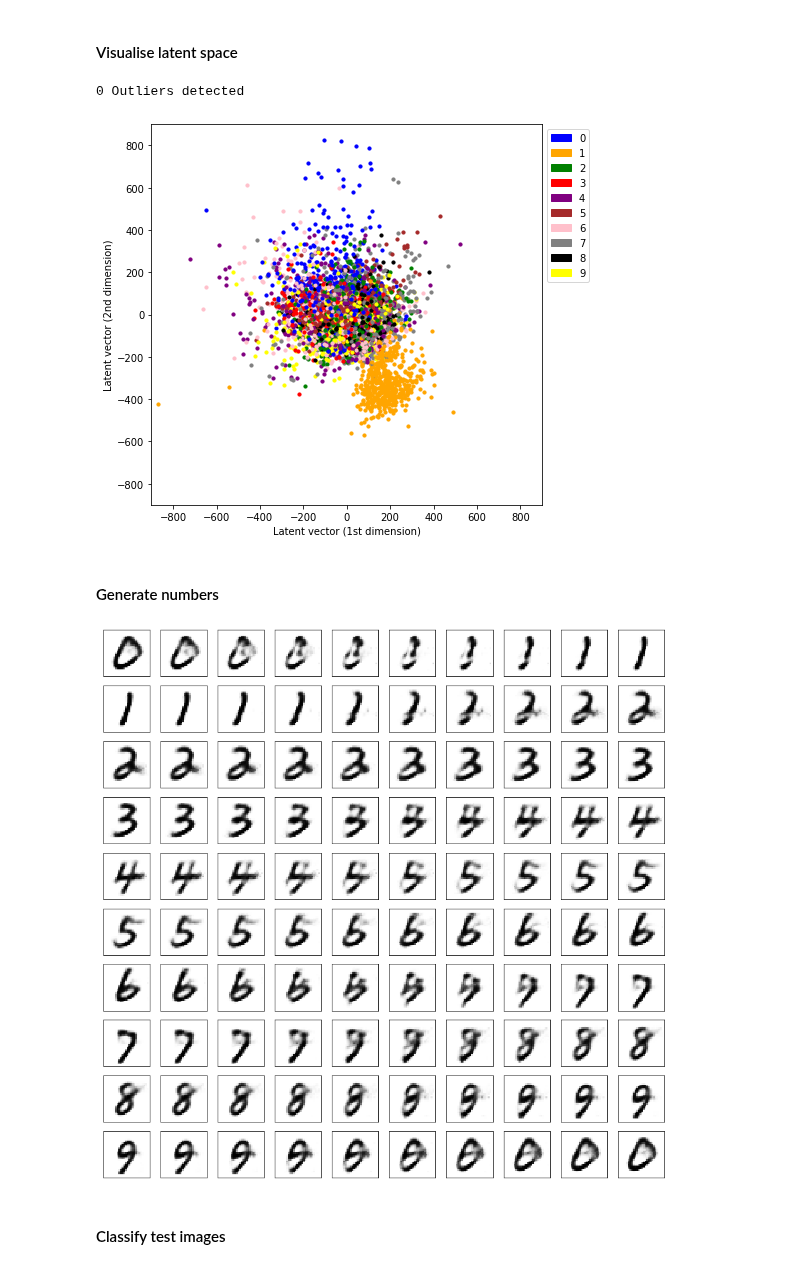
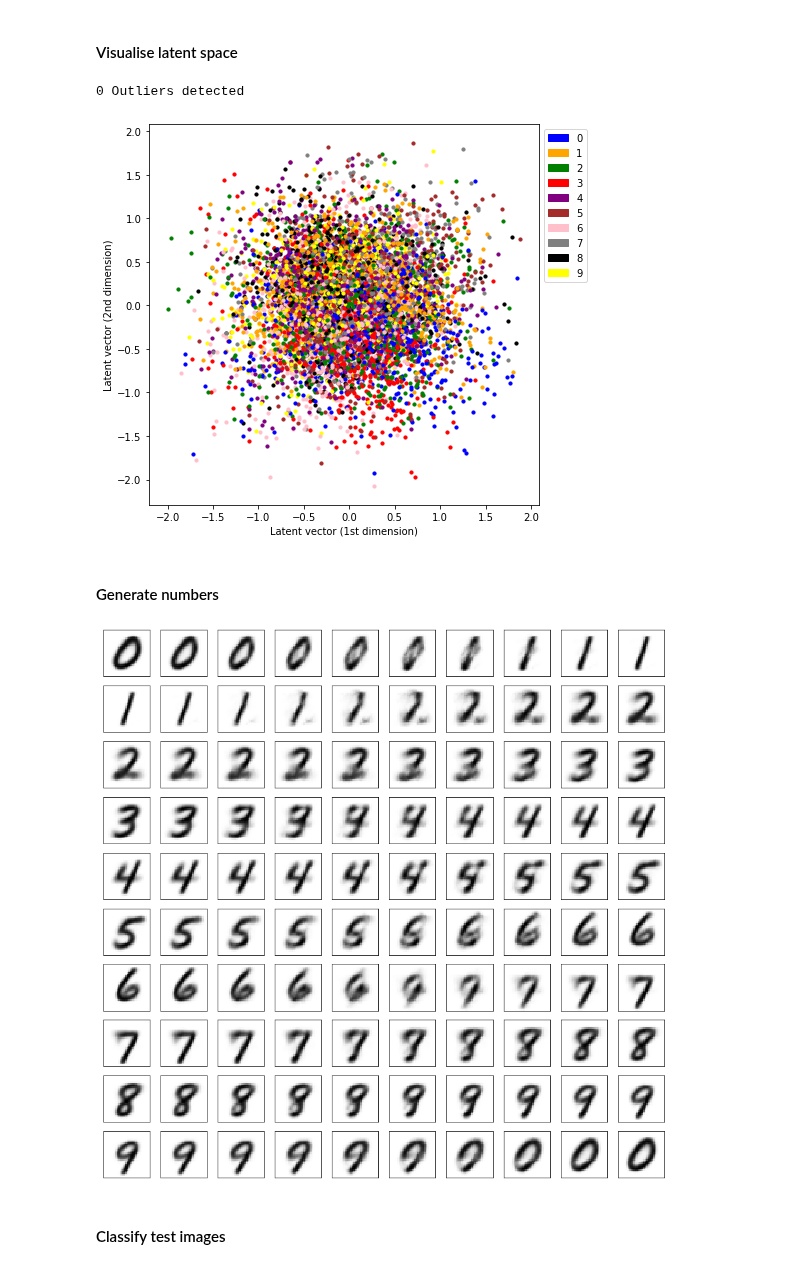
Before and after one commit to lorenzosintini/4YP, a Jupyter notebook: Models_v1/Cond_VAE_v1.ipynb, the cells around one changed output. Saved outputs shown, nothing was run; the diff lists cells and outputs as text; code cells hidden in the pictures.

```diff
--- a/Models_v1/Cond_VAE_v1.ipynb
+++ b/Models_v1/Cond_VAE_v1.ipynb
@@ -164,3 +140,15 @@ def calculate_ELBO(model, x, y):
+# %%
+def calculate_ELBO(model, x, y):
+  mean, logvar = model.encode(x, y)
+  z = model.reparameterize(mean, logvar)
+  x_logit = model.decode(z, y)
+  pixel_prob = tf.math.sigmoid(x_logit)
+
+  variance = 0.2**2
+  logpx_z = tf.reduce_sum(-.5 * (((x - pixel_prob) ** 2. / variance) + tf.math.log(variance * 2.0 * np.pi)), axis=[1, 2, 3])
+  KL = -0.5*(tf.reduce_sum(tf.math.add(logvar,1), axis=1) - tf.reduce_sum(tf.exp(logvar), axis=1) - tf.reduce_sum(tf.exp(mean ** 2), axis=1))
+
+  return -tf.reduce_mean(logpx_z - KL)
 # %%
 optimizer = tf.keras.optimizers.Adam(learning_rate = 0.001)
 train_loss = tf.keras.metrics.Mean(name='train_loss')
@@ -179,6 +167,7 @@ def test_step(model, x, y, optimizer):
 # %%
 def generate_images(model, z_random, y, figures_to_plot):
     generated_prob = model.decode(z_random, y)
+    generated_prob = tf.math.sigmoid(generated_prob)
     generated_prob = np.squeeze(generated_prob, axis=3)
     plot_images(generated_prob, _, figures_to_plot, include_labels=False)
 # %%
@@ -267,0 +238,7 @@ class:9 is 9
+# %%
+train_images, train_labels, test_images, test_labels, train_dataset, test_dataset = setup_dataset(x_train, y_train, x_test, y_test)
+n_classes = 10
+
+z_size = 2
+model = CVAE(z_size)
+train_test_dataset(model, train_dataset, test_dataset, 25, generate=True)
@@ -308,9 +288,8 @@ def visualize_latent_space(model, range1, range2, data_x, data_y, a, b):
   outliers=0
   for i in range(range1, range2):
     pic_visualize = data_x[i]
-    pic_visualize = pic_visualize.reshape(1, image_shape[0], image_shape[1], N_image_channels).astype('float32')
-    label_visualize = data_y[i]
-    label_visualize = label_visualize.reshape(1, len(label_visualize))
+    pic_visualize = pic_visualize.reshape(1, 28, 28, 1).astype('float32')
+    label_visualize = data_y[i].reshape(1, len(data_y[i]))
 
     z_mean, z_logvar = model.encode(pic_visualize, label_visualize)
     z = model.reparameterize(z_mean, z_logvar)
@@ -327,41 +306,41 @@ def visualize_latent_space(model, range1, range2, data_x, data_y, a, b):
     if num == 4:
       color = 'purple'
     if num == 5:
       color = 'brown'
     if num == 6:
       color = 'pink'
     if num == 7:
       color = 'gray'
     if num == 8:
       color = 'black'
     if num == 9:
       color = 'yellow'
     plt.scatter(z[:,a],z[:,b], color=color, s=10)
-  plt.axis([-900, 900, -900, 900])
+  #plt.axis([-900, 900, -900, 900])
   plt.xlabel('Latent vector (1st dimension)')
   plt.ylabel('Latent vector (2nd dimension)')
   blue = mpatches.Patch(color = 'blue', label='0')
   orange = mpatches.Patch(color = 'orange', label='1')
   green = mpatches.Patch(color = 'green', label='2')
   red = mpatches.Patch(color = 'red', label='3')
   purple = mpatches.Patch(color = 'purple', label='4')
   brown = mpatches.Patch(color = 'brown', label='5')
   pink = mpatches.Patch(color = 'pink', label='6')
   gray = mpatches.Patch(color = 'gray', label='7')
   black = mpatches.Patch(color = 'black', label='8')
   yellow = mpatches.Patch(color = 'yellow', label='9')
   plt.legend(handles=[blue, orange, green, red, purple, brown, pink, gray, black, yellow], bbox_to_anchor=(1,1), loc='upper left')
   print('{} Outliers detected'.format(outliers))
 
-visualize_latent_space(model, 0,6000, x_test, test_labels, 0,1)
+visualize_latent_space(model, 0,10000, test_images, test_labels, 0,1)
 # %% [output]
 0 Outliers detected
-[figure, old version]
+[figure, new version]
 # %% [markdown]
 #### Generate numbers
 # %%
 z_random = tf.random.normal(shape=[1, z_size])
-manual_z = np.ones([1,z_size])*(-0.6)
+manual_z = np.ones([1,z_size])*0.5
 rows = ((n_classes)-1)*10
 y_generate = np.zeros((rows+10, n_classes+z_size)).astype('float32')
 for i in range(rows):
@@ -369,20 +348,20 @@ for i in range(rows):
   r = i % 10
   y_generate[i, m+z_size] = 1 - r*0.1
   y_generate[i, m + z_size+1]= r *0.1
-y_generate[90,:]=[0,0,0,0,0,0,0,0,0,0,0,0,0,0,0,0,0,0,0,1]
-y_generate[91,:]=[0,0,0,0,0,0,0,0,0,0,0.1,0,0,0,0,0,0,0,0,0.9]
-y_generate[92,:]=[0,0,0,0,0,0,0,0,0,0,0.2,0,0,0,0,0,0,0,0,0.8]
-y_generate[93,:]=[0,0,0,0,0,0,0,0,0,0,0.3,0,0,0,0,0,0,0,0,0.7]
-y_generate[94,:]=[0,0,0,0,0,0,0,0,0,0,0.4,0,0,0,0,0,0,0,0,0.6]
-y_generate[95,:]=[0,0,0,0,0,0,0,0,0,0,0.5,0,0,0,0,0,0,0,0,0.5]
-y_generate[96,:]=[0,0,0,0,0,0,0,0,0,0,0.6,0,0,0,0,0,0,0,0,0.4]
-y_generate[97,:]=[0,0,0,0,0,0,0,0,0,0,0.7,0,0,0,0,0,0,0,0,0.3]
-y_generate[98,:]=[0,0,0,0,0,0,0,0,0,0,0.8,0,0,0,0,0,0,0,0,0.2]
-y_generate[99,:]=[0,0,0,0,0,0,0,0,0,0,0.9,0,0,0,0,0,0,0,0,0.1]
-y_generate[:,:z_size] = manual_z.astype('float32')
+y_generate[90,:]=[0,0,0,0,0,0,0,0,0,0,0,1]
+y_generate[91,:]=[0,0,0.1,0,0,0,0,0,0,0,0,0.9]
+y_generate[92,:]=[0,0,0.2,0,0,0,0,0,0,0,0,0.8]
+y_generate[93,:]=[0,0,0.3,0,0,0,0,0,0,0,0,0.7]
+y_generate[94,:]=[0,0,0.4,0,0,0,0,0,0,0,0,0.6]
+y_generate[95,:]=[0,0,0.5,0,0,0,0,0,0,0,0,0.5]
+y_generate[96,:]=[0,0,0.6,0,0,0,0,0,0,0,0,0.4]
+y_generate[97,:]=[0,0,0.7,0,0,0,0,0,0,0,0,0.3]
+y_generate[98,:]=[0,0,0.8,0,0,0,0,0,0,0,0,0.2]
+y_generate[99,:]=[0,0,0.9,0,0,0,0,0,0,0,0,0.1]
+y_generate[:,:z_size] = z_random
 generate_images(model, y_generate[:,:z_size], y_generate[:,z_size:], [0,rows+10])
 # %% [output]
-[figure, old version]
+[figure, new version]
 # %% [markdown]
 #### Classify test images
 # %%
```
Also changed, not shown: parts of 8 cells of this notebook.
